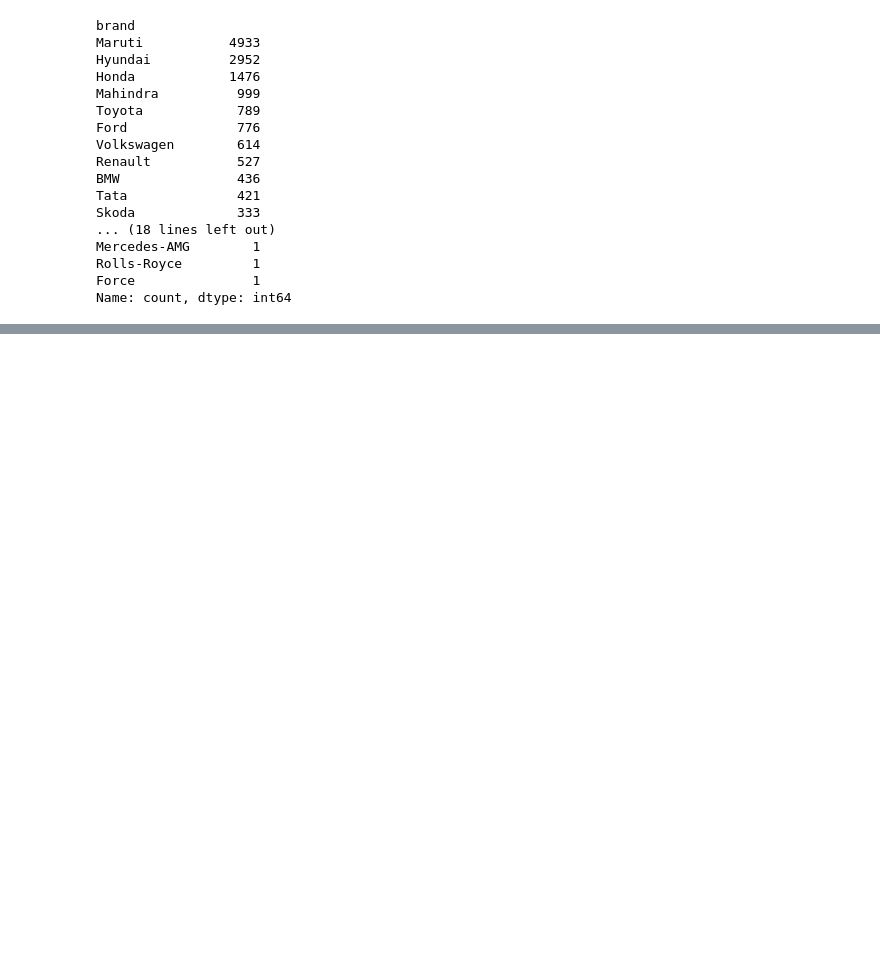
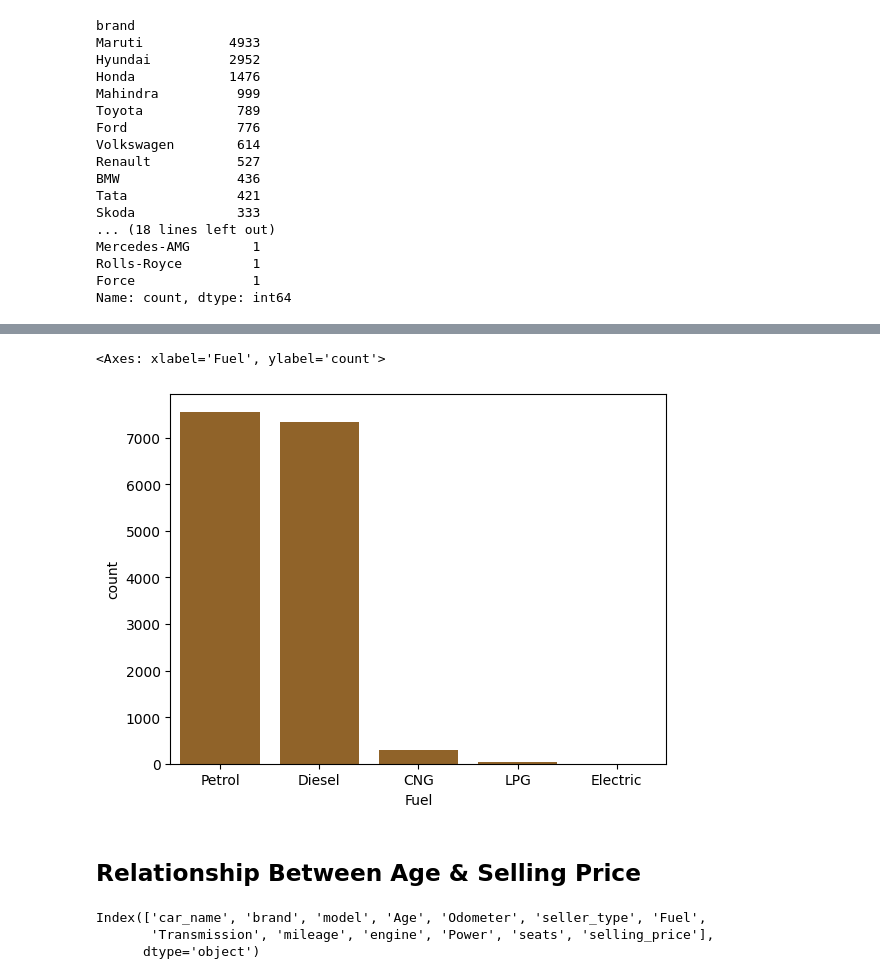
Before and after one commit to akshayyewle/Machine-Learning, a Jupyter notebook: 09 Used Car Price Prediction/Python Notebook.ipynb, the cells around one changed output, grey strips where cells are left out. Drawn from its saved outputs; the diff is of its cells as text; code cells hidden in the pictures; blank space fills up the shorter version.

```diff
--- a/09 Used Car Price Prediction/Python Notebook.ipynb
+++ b/09 Used Car Price Prediction/Python Notebook.ipynb
@@ -174,0 +200,13 @@ plt.show()
+# %%
+sns.countplot(df,x='Fuel')
+# %% [output]
+<Axes: xlabel='Fuel', ylabel='count'>
+[figure, added]
+# %% [markdown]
+## **Relationship Between Age & Selling Price**
+# %%
+df.columns
+# %% [output]
+Index(['car_name', 'brand', 'model', 'Age', 'Odometer', 'seller_type', 'Fuel',
+       'Transmission', 'mileage', 'engine', 'Power', 'seats', 'selling_price'],
+      dtype='object')
```
Also changed, not shown: parts of 11 cells of this notebook.
